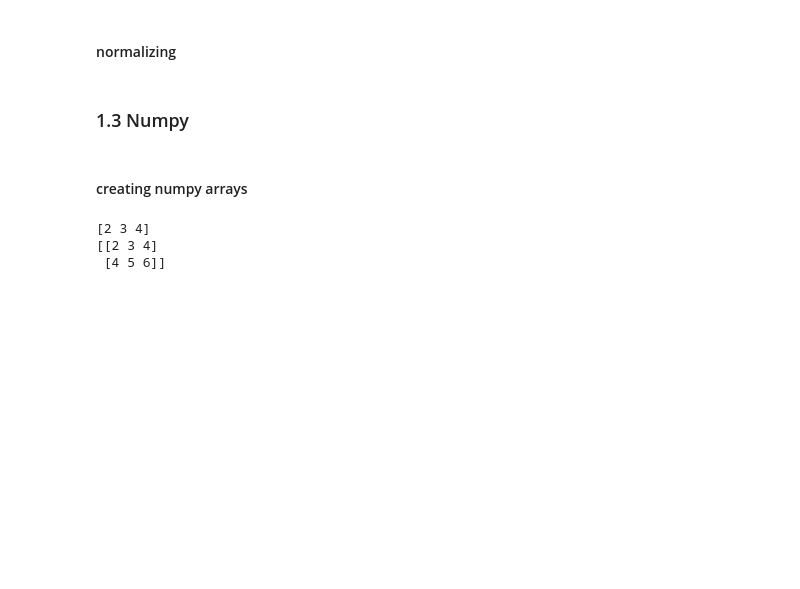
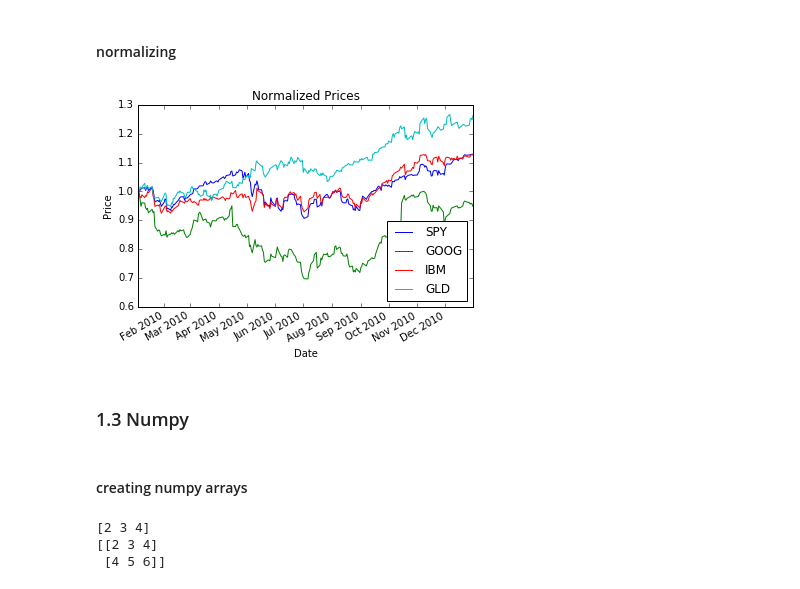
Before and after one commit to uberman4740/MLforTrading, a Jupyter notebook: 01ManipulatingFinancialData.ipynb, the cells around one changed output. Saved outputs shown, nothing was run; the diff lists cells and outputs as text; code cells hidden in the pictures; blank space fills up the shorter version.

```diff
--- a/01ManipulatingFinancialData.ipynb
+++ b/01ManipulatingFinancialData.ipynb
@@ -395,7 +401,7 @@ import os
 import pandas as pd
 import matplotlib.pyplot as plt
 
-def symbol_to_path(symbol, base_dir="data"):
+def symbol_to_path(symbol, base_dir="../ML4TData/data"):
     return os.path.join(base_dir, "{}.csv".format(str(symbol)))
 
 def get_data(symbols, dates):
@@ -411,33 +417,35 @@ def get_data(symbols, dates):
                              parse_dates = True,
                              usecols = ["Date", "Adj Close"],
                              na_values = ["nan"])
         df_temp = df_temp.rename(columns = {"Adj Close":symbol})
         df = df.join(df_temp) #use default how="left"
         if symbol == "SPY":
             df = df.dropna(subset = ["SPY"])
     return df
 
 def plot_data(df, title="Stock Prices"):
     """plot stock prices"""
     ax = df.plot(title=title)
     ax.set_xlabel("Date")
     ax.set_ylabel("Price")
     plt.show()
 
 def normalize_data(df):
     return df / df.ix[0,:]
 
 def run():
     dates = pd.date_range("2010-01-01", "2010-12-31")
     symbols = ["GOOG", "IBM", "GLD"]
     df = get_data(symbols, dates)
     df = normalize_data(df)
 
     #plot stock prices
     plot_data(df, title ="Normalized Prices")
 
 if __name__ == "__main__":
     run()
+# %% [output]
+[figure, added]
 # %% [markdown]
 ### 1.3 Numpy
 # %%
```
Also changed, not shown: parts of 51 cells of this notebook, 5 other files.
